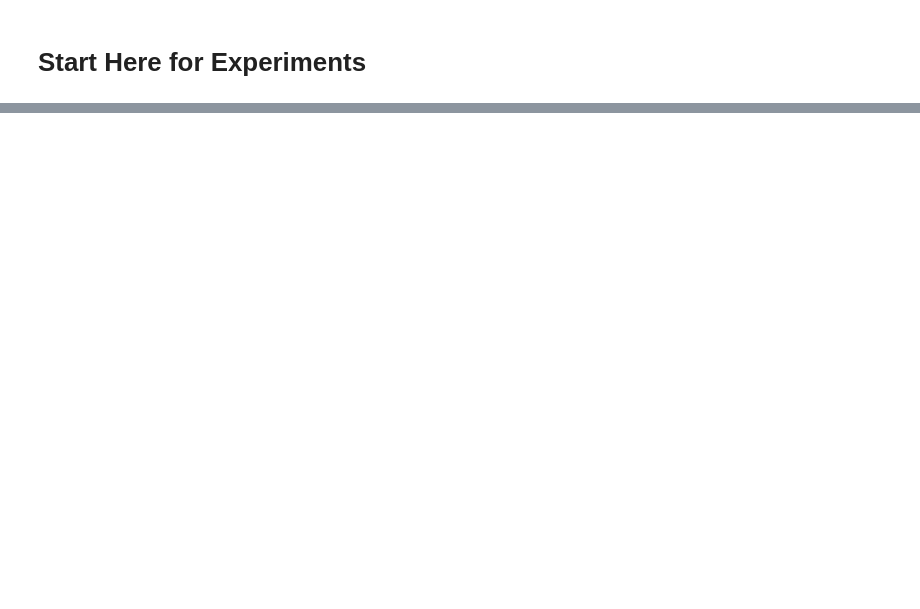
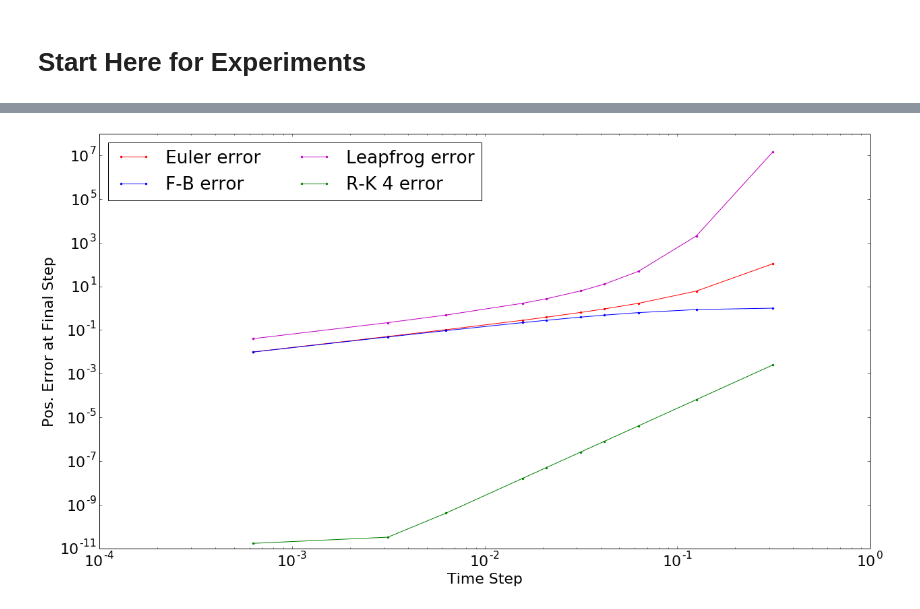
Before and after one commit to Mole45/MMet_Project, a Jupyter notebook: Project-SimpleOsc.ipynb, the cells around one changed output, grey strips where cells are left out. Saved outputs shown, nothing was run; the diff lists cells and outputs as text; code cells hidden in the pictures; blank space fills up the shorter version.

```diff
--- a/Project-SimpleOsc.ipynb
+++ b/Project-SimpleOsc.ipynb
@@ -290,0 +340,21 @@ figE.tight_layout()
+# %%
+#eulerArr = np.zeros(10)
+#fbArr = np.zeros(10)
+#lfArr = np.zeros(10)
+#rkArr = np.zeros(10)
+#stepArr = np.zeros(10)
+#ticker = 0
+
+if ticker <= 9:
+    eulerArr[ticker] = error[-1]
+    stepArr[ticker] = timestep
+elif ticker >= 10 and ticker <= 19:
+    fbArr[ticker-10] = error[-1]
+elif ticker >= 20 and ticker <= 29:
+    lfArr[ticker-20] = error[-1]
+elif ticker >= 30 and ticker <= 39:
+    rkArr[ticker-30] = error[-1]
+else:
+    print('Too many runs, start again')
+ticker+=1
+print(eulerArr,fbArr,lfArr,rkArr,stepArr,ticker)
@@ -290,0 +371,13 @@ figE.tight_layout()
+# %%
+figF, axF = plt.subplots(figsize=(18,10))
+axF.loglog(stepArr,eulerArr,'r.-',label='Euler error')
+axF.loglog(stepArr,fbArr,'b.-',label='F-B error')
+axF.loglog(stepArr,lfArr,'m.-',label='Leapfrog error')
+axF.loglog(stepArr,rkArr,'g.-',label='R-K 4 error')
+axF.legend(loc=0,ncol=2)
+axF.set_xlabel('Time Step')
+axF.set_ylabel('Pos. Error at Final Step')
+figF.tight_layout()
+#figF.savefig('Scheme Comparison.png')
+# %% [output]
+[figure, added]
```
Also changed, not shown: parts of 16 cells of this notebook.
